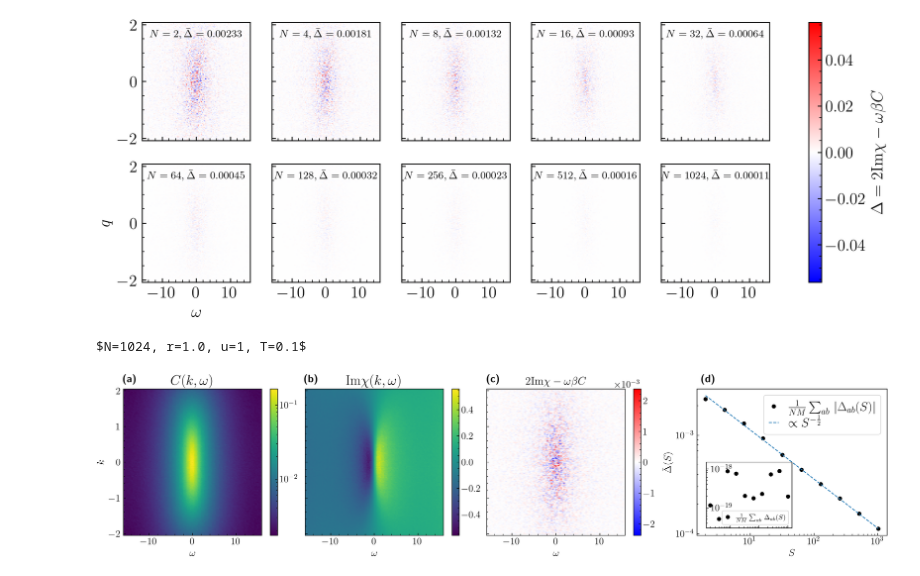
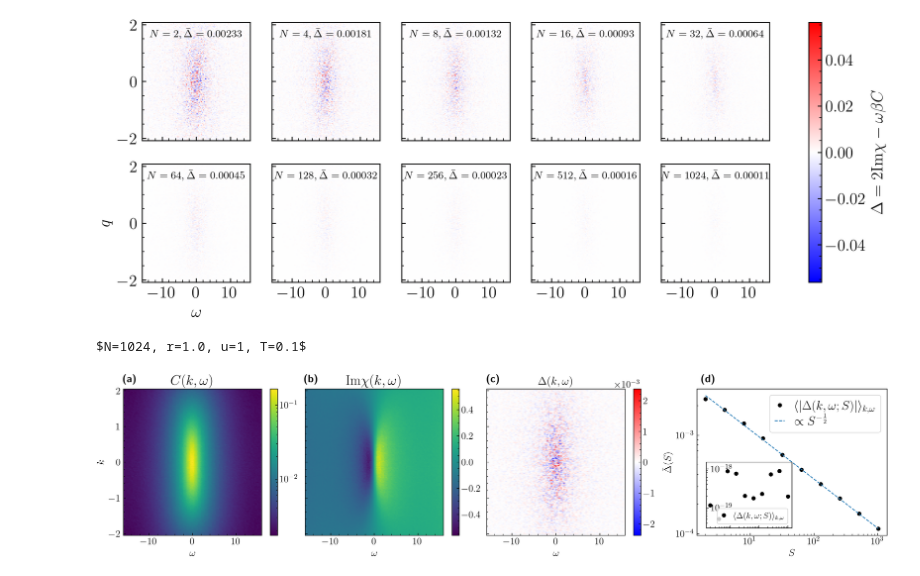
Before and after one commit to Stochastic-Field-Simulations/SETD_paper, a Jupyter notebook: modelA_FDT.ipynb, the cells around one changed output. Saved outputs shown, nothing was run; the diff lists cells and outputs as text; code cells hidden in the pictures.

Commit message:
update FDT plot

```diff
--- a/modelA_FDT.ipynb
+++ b/modelA_FDT.ipynb
@@ -168,7 +168,7 @@ lim = np.max(np.abs(DFDT))
 p = ax[2].pcolormesh(w, q, DFDT, cmap=cm.bwr, norm=colors.Normalize(-lim, lim), rasterized=True, shading='gouraud')
 
 ax[2].set_xlabel("$\\omega$")
-ax[2].set_title("$2 \\mathrm{Im} \\chi - \\omega \\beta  C$", fontsize=16)
+ax[2].set_title("$\\Delta(k, \\omega)$", fontsize=16)
 cbar = fig.colorbar(p, ax=ax[2])
 cbar.formatter.set_powerlimits((0,0))
 
@@ -180,35 +180,35 @@ for axis in ax:
 # Plot 4
 
 nums = np.array(nums) * 1.
-ax[3].loglog(nums, errs, 'ko', label="$\\frac{1 }{N M} \\sum_{ab} \\, |\\Delta_{ab}(S)|$")
+ax[3].loglog(nums, errs, 'ko', label="$\\langle |\\Delta(k, \\omega; S)| \\rangle_{k,\\omega}$")
 ax[3].loglog(nums, (nums/nums[-1])**(-1/2)*errs[-1], '--', label='$\\propto S^{-\\frac{1}{2}}$')
 ax[3].set_xlabel("$S$")
 ax[3].set_ylabel("$ \\bar \\Delta(S)$")
 ax[3].set_yticklabels([], minor=True)
 ax[3].legend(fontsize=18)
 
 # Inset
 inset_ax = ax[3].inset_axes([0.05,0.05,0.45,0.45])
-inset_ax.loglog(nums, np.abs(errs2), 'ko', label="$ \\frac{1 }{N M} \\sum_{ab} \\, \\Delta_{ab}(S)$")
+inset_ax.loglog(nums, np.abs(errs2), 'ko', label="$\\langle \\Delta(k, \\omega; S) \\rangle_{k,\\omega}$")
 inset_ax.set_ylim(3e-20, 1.5e-18)
 inset_ax.set_xticklabels([])
 inset_ax.yaxis.set_tick_params(direction='in', which='both', pad=-38)
 inset_ax.tick_params(direction='in', which="both")
-inset_ax.legend(fontsize=10, loc="lower right")
+inset_ax.legend(fontsize=12, loc="lower right")
 
 # Label, adjustments
 fig.subplots_adjust(wspace=0.05)
 pos2 = ax[2].get_position()
 pos3 = ax[3].get_position()
 shift = 0.03
 ax[3].set_position([pos3.x0 + shift, pos3.y0, pos3.width, pos3.height])
 label(ax, x = 0.1, y=1.1)
 
 fig.savefig("fig/FDT.pdf", dpi=200)
 
 T, N, M, L, TIME = param
 title = "$N={num}, r={r}, u={u}, T={T}$".format(num=num,r=con["r"], u=con["u"], T=T)
 print(title)
 # %% [output]
 $N=1024, r=1.0, u=1, T=0.1$
-[figure, old version]
+[figure, new version]
```
